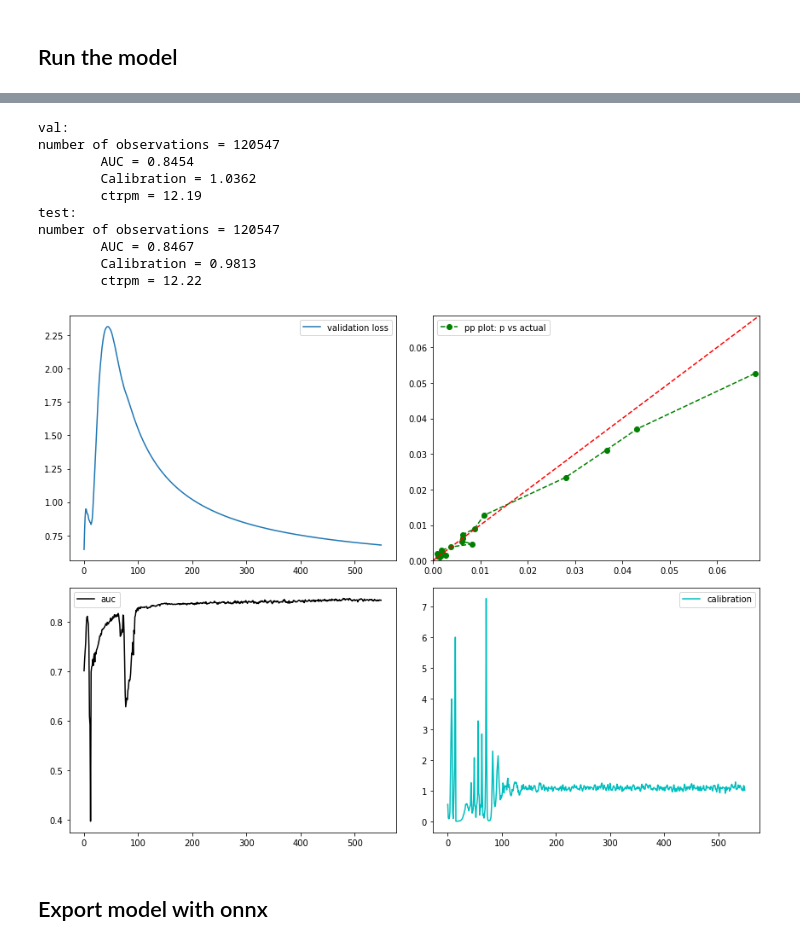
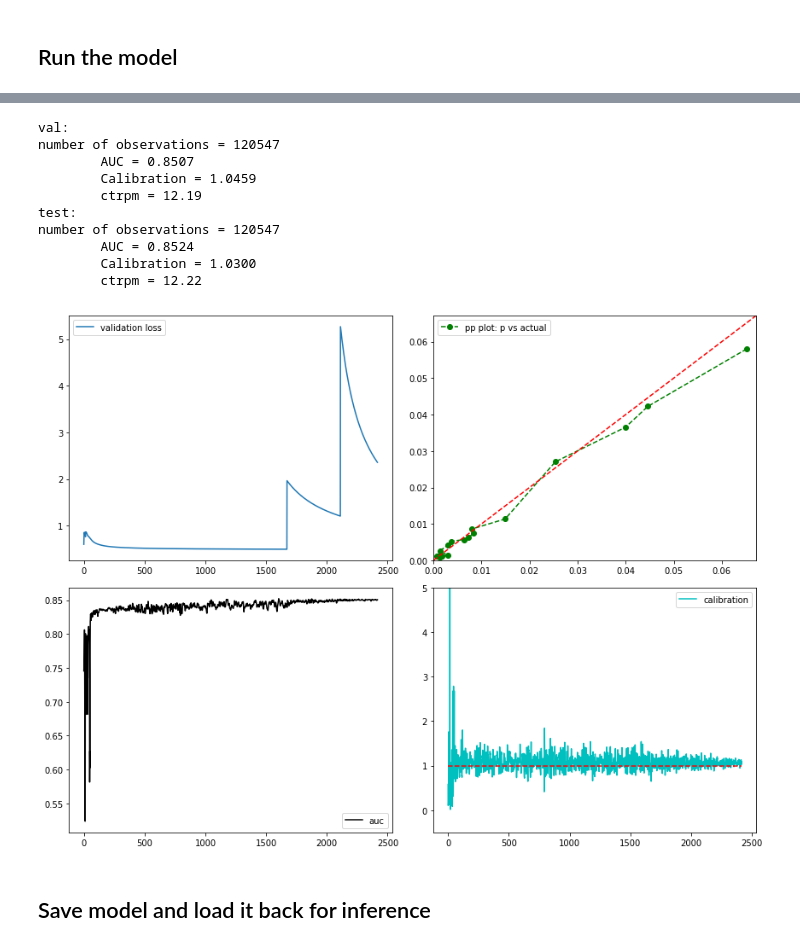
Before and after one commit to barkain/DeepAndCrossNetwork, a Jupyter notebook: dcnet_pytorch_cuda.ipynb, the cells around one changed output, grey strips where cells are left out. Saved outputs shown, nothing was run; the diff lists cells and outputs as text; code cells hidden in the pictures.

Commit message:
update dcnet model

```diff
--- a/dcnet_pytorch_cuda.ipynb
+++ b/dcnet_pytorch_cuda.ipynb
@@ -331,18 +333,24 @@ Non-trainable params: 0
 ----------------------------------------------------------------
 # %%
 criterion = nn.BCELoss()
-optimizer = optim.Adam(DCNnet.parameters(), lr=.01, weight_decay=0.001)
+lr = .01
+optimizer = optim.Adam(DCNnet.parameters(), lr=lr, weight_decay=0.001)
 # scheduler = optim.lr_scheduler.ReduceLROnPlateau(optimizer, 'min', verbose=True)
 # optimizer = torch.optim.SGD(DCNnet.parameters(), lr=0.01, momentum=1.2)
-epochs = 50
-batch_size = 2**15
+epochs = 100
+batch_size = 2**12
 num_batches = int(len(y_train)//batch_size)
+MAX_BATCH_SIZE = 2**15
+MIN_LR = 1e-5
 print("Model parameters:")
 print("criterion:\n%s"%str(criterion))
 print("optimizer:\n%s"%str(optimizer))
 print("epochs: %d"%epochs)
 print("batch_size: %d"%batch_size)
 print("num_batches: %d"%num_batches)
+print("MAX_BATCH_SIZE: %d"%MAX_BATCH_SIZE)
+print("max number of batches: %d"%(int(len(y_train)//MAX_BATCH_SIZE)))
+print("MIN_LR: %f"%MIN_LR)
 # %% [output]
 Model parameters:
 criterion:
@@ -369,9 +380,15 @@ mean_val_loss, val_auc, val_cal = [], [], []
 x_val_sparse = x_val[:,sparse_col]
 x_val_dense = x_val[:,dense_col]
 print("start training")
-l = 17
+l = 27
 pattern = "[%%-%ds]"%l
 for t in range(epochs):
+    if((t+1)%20==0 and batch_size<=MAX_BATCH_SIZE):
+        batch_size *= 2**2
+        num_batches = int(len(y_train)//batch_size)
+    if((t+1)%10==0 and lr>=MIN_LR):
+        lr *= 0.8
+        optimizer = optim.Adam(DCNnet.parameters(), lr=lr, weight_decay=0.001)
     start_time = time.time()
     epochrandvec=torch.randperm(len(y_train))
     x_train = x_train[epochrandvec,:]
@@ -400,6 +417,7 @@ for t in range(epochs):
         optimizer.step()
 
         #evaluation metrics
+        #this is NOT done in evaluation mode, hence, not determnistic results
         with torch.no_grad():
             valOutputs = DCNnet(x_val)
             criterion.weight = w_val
@@ -409,17 +427,18 @@ for t in range(epochs):
             val_auc.append(roc_auc_score(y_val.cpu().data.numpy(), valOutputs.cpu().data.numpy(), sample_weight=w_val))
             val_cal.append((valOutputs.squeeze().mul(w_val).sum() / y_val.mul(w_val).sum()).item())
         torch.cuda.empty_cache()
-        sys.stdout.write("\r" + pattern%('='*(int(i*(l)/num_batches))+'>') + " " +\
-                         "loss=%.3f, val_loss=%.3f, auc=%.3f, cal=%.3f"%
-                         (train_loss/(batch_size*(i+1+t*num_batches)),
-                          mean_val_loss[-1], val_auc[-1], val_cal[-1]))
+        sys.stdout.write("\r" + pattern%('='*(int(i*l/num_batches))+'>') + " " +\
+                         "e: %3d/%3d, b: %3d/%3d, lr: %.5f, loss=%.3f, val_loss=%.3f, auc=%.3f, val_cal=%.3f"%
+                          (t+1, epochs, i+1, num_batches, lr,
+                          train_loss/(batch_size*(i+1+t*num_batches)), mean_val_loss[-1],
+                          val_auc[-1], val_cal[-1]))
         sys.stdout.flush()
-
     end_time = time.time()
     elapsed = end_time - start_time
     sys.stdout.write("\r")
-    print("e: %2d/%2d, b: %2d/%2d, loss=%.3f, val_loss=%.3f, auc=%.3f, cal=%.3f, %.2fs"%
-          (t+1, epochs, i+1, num_batches,
+    print(pattern%('='*(l-1)+'>') + " " +\
+          "e: %3d/%3d, b: %3d/%3d, lr: %.5f, loss=%.3f, val_loss=%.3f, auc=%.3f, val_cal=%.3f, %.2fs"%
+          (t+1, epochs, i+1, num_batches, lr,
           train_loss/(batch_size*(i+1+t*num_batches)), mean_val_loss[-1],
           val_auc[-1], val_cal[-1], elapsed))
 
@@ -448,6 +468,8 @@ Finished Training
 torch.cuda.empty_cache()
 for data in [[x_val, y_val, w_val, 'val'], [x_test, y_test, w_test, 'test']]:
     with torch.no_grad():
+        DCNnet.eval()
+        torch.manual_seed(SEED)
         probs = DCNnet(data[0].squeeze())
         sample_weight = data[2].cpu().data.numpy()
         torch.cuda.empty_cache()
@@ -459,40 +481,43 @@ for data in [[x_val, y_val, w_val, 'val'], [x_test, y_test, w_test, 'test']]:
 # %% [output]
 val:
 number of observations = 120547
-        AUC = 0.8454
-        Calibration = 1.0362
+        AUC = 0.8507
+        Calibration = 1.0459
         ctrpm = 12.19
 test:
 number of observations = 120547
-        AUC = 0.8467
-        Calibration = 0.9813
+        AUC = 0.8524
+        Calibration = 1.0300
         ctrpm = 12.22
 # %%
 plt.figure(figsize=(12,9))
 plt.subplot(2,2,1)
 plt.plot(mean_val_loss, label='validation loss')
 plt.legend()
 plt.subplot(2,2,2)
 with torch.no_grad():
+    torch.manual_seed(SEED)
     probs = DCNnet(x_test.squeeze())
 v = torch.cat([probs.cpu().reshape((probs.shape[0],1)),y_test.cpu().reshape((y_test.shape[0],1))], dim=1).data.numpy()
 v = v[np.argsort(v[:, 0])[::-1]]
 means = np.array_split(v, 20)
 means = np.array([[v[:, 0].mean(), v[:, 1].mean()] for v in means])
-max_v = np.max(means)+0.001
+max_v = np.max(means)+0.002
 plt.plot(means[:, 1], means[:,0], 'o--g', label='pp plot: p vs actual');
 plt.plot([0,max_v],[0,max_v],'r--')
 plt.xlim([0,max_v])
 plt.ylim([0,max_v])
 plt.legend()
 plt.subplot(2,2,3)
 plt.plot(val_auc, 'k-', label='auc')
 plt.legend()
 plt.subplot(2,2,4)
 plt.plot(val_cal, 'c-', label='calibration')
+plt.plot([0,len(val_cal)],[1,1], 'r--')
+plt.ylim([-0.5, 5])
 plt.legend();
 plt.tight_layout();
 # %% [output]
-[figure, old version]
+[figure, new version]
-# %% [markdown]
-## Export model with onnx
+# %% [markdown]
+## Save model and load it back for inference
```
Also changed, not shown: parts of 10 cells of this notebook, 1 other file.
